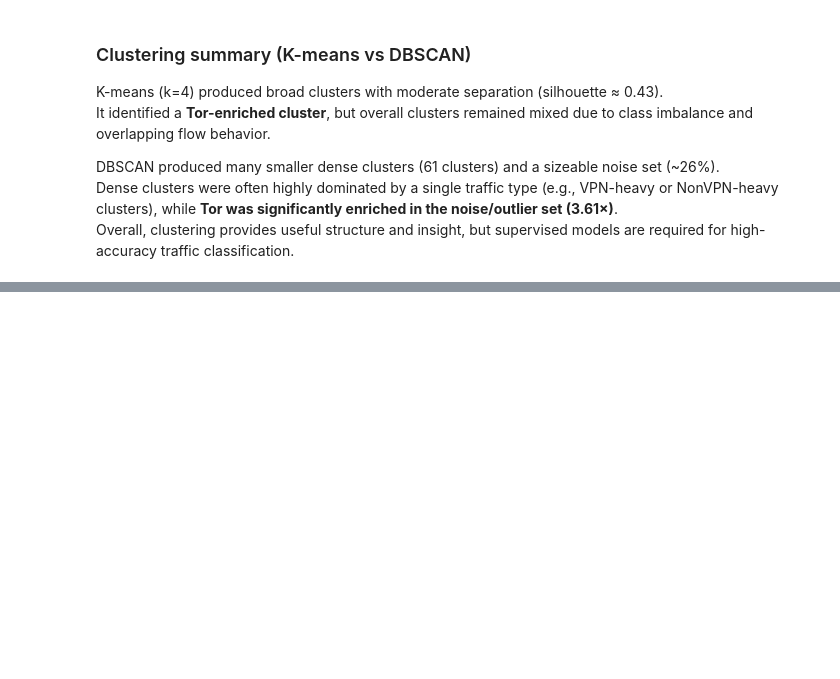
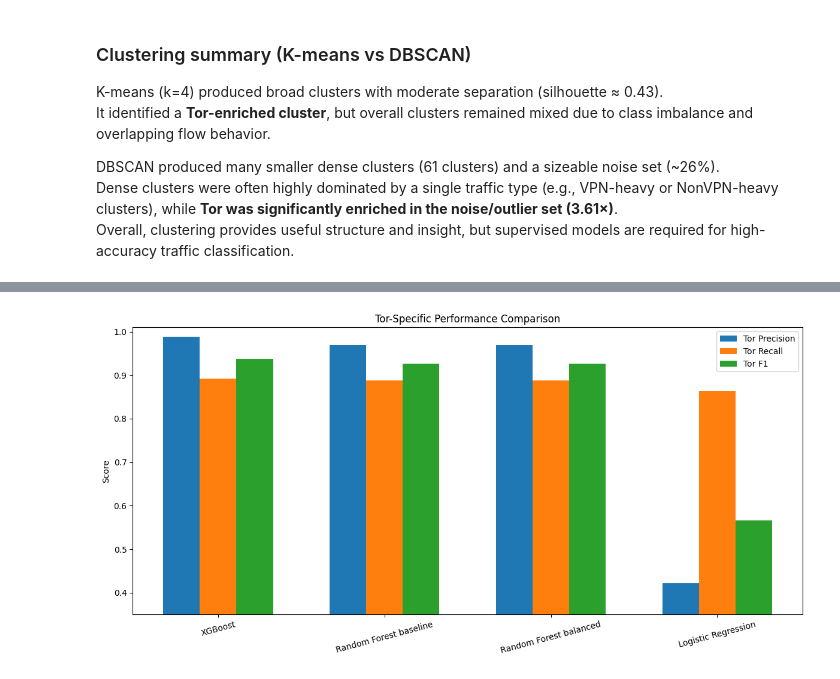
Before and after one commit to jaspindersingh919/CS4403-Project, a Jupyter notebook: Code/CS4403_Project_Notebook.ipynb, the cells around one changed output, grey strips where cells are left out. Cells and saved outputs as stored; diff of their text form; code cells hidden in the pictures; blank space fills up the shorter version.

```diff
--- a/Code/CS4403_Project_Notebook.ipynb
+++ b/Code/CS4403_Project_Notebook.ipynb
@@ -1070,0 +1312,18 @@ Overall, clustering provides useful structure and insight, but supervised models
+# %%
+metrics_tor = ["Tor Precision", "Tor Recall", "Tor F1"]
+x = np.arange(len(plot_df["Model"]))
+width = 0.22
+
+plt.figure(figsize=(12,6))
+for i, metric in enumerate(metrics_tor):
+    plt.bar(x + i*width - width, plot_df[metric], width=width, label=metric)
+
+plt.xticks(x, plot_df["Model"], rotation=15)
+plt.ylim(0.35, 1.01)
+plt.ylabel("Score")
+plt.title("Tor-Specific Performance Comparison")
+plt.legend()
+plt.tight_layout()
+plt.show()
+# %% [output]
+[figure, added]
```
Also changed, not shown: parts of 14 cells of this notebook.
